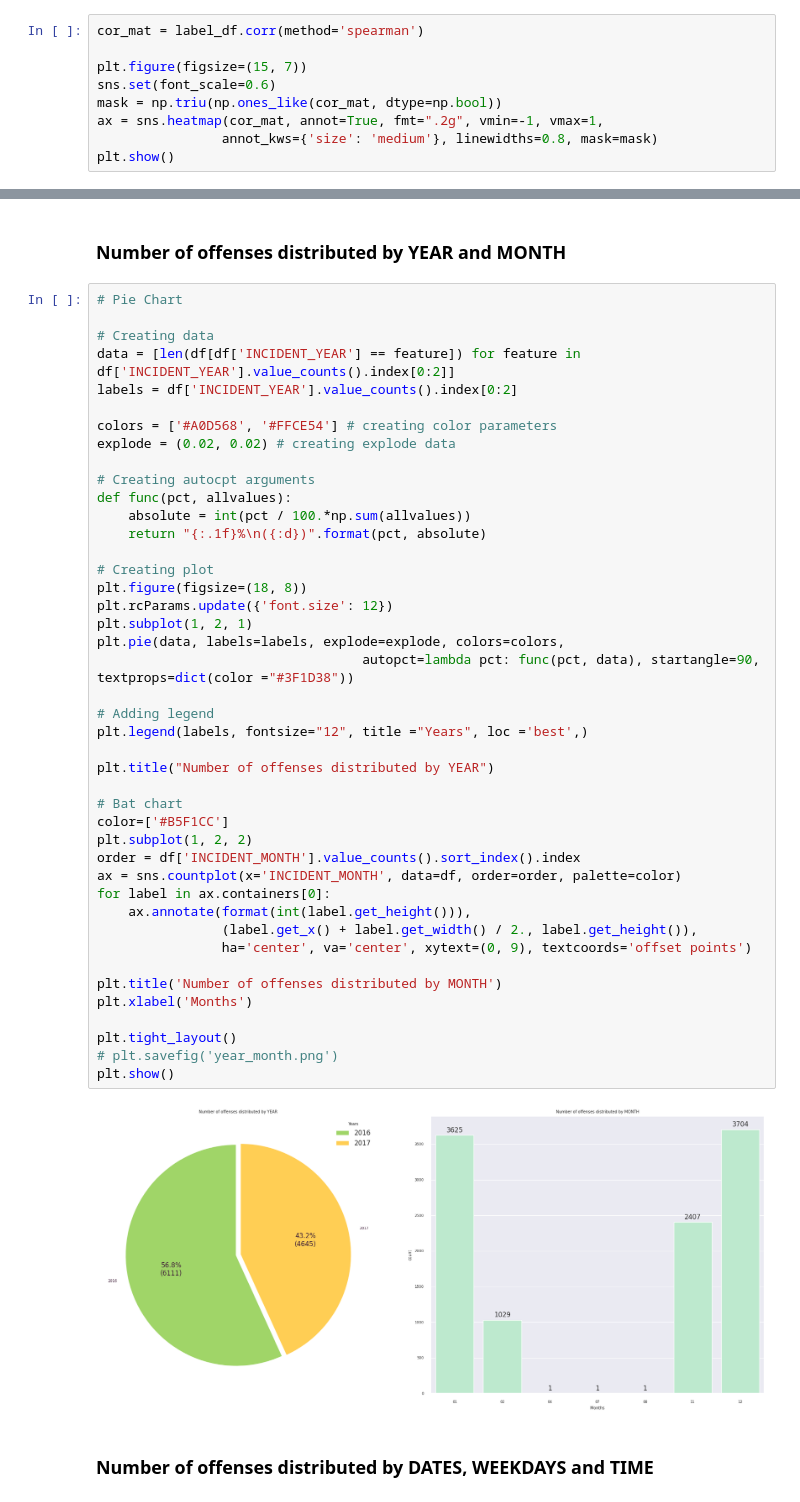
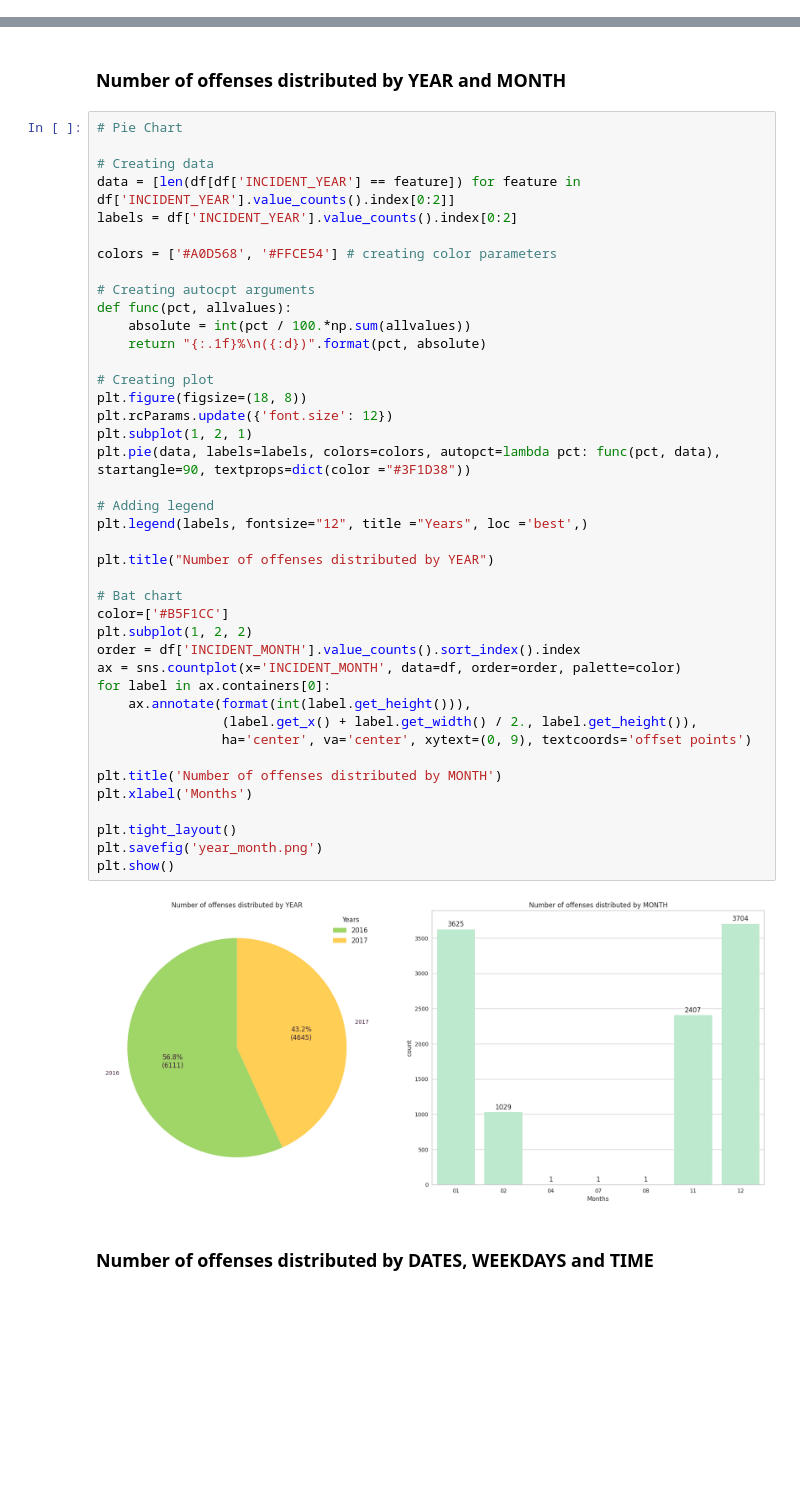
Before and after one commit to fatimagulomova/iu-projects, a Jupyter notebook: DLBDSMLUSL/policing-equity.ipynb, the cells around one changed output, grey strips where cells are left out. Drawn from its saved outputs; the diff is of its cells as text; blank space fills up the shorter version.

```diff
--- a/DLBDSMLUSL/policing-equity.ipynb
+++ b/DLBDSMLUSL/policing-equity.ipynb
@@ -397,12 +398,3 @@ label_df.head()
 | 2 | 5 | 4 | 10 | 2 | 6 | 2 | ... |
 | 3 | 5 | 11 | 9 | 2 | 6 | 2 | ... |
 | 4 | 5 | 4 | 5 | 2 | 6 | 2 | ... |
-# %%
-cor_mat = label_df.corr(method='spearman')
-
-plt.figure(figsize=(15, 7))
-sns.set(font_scale=0.6)
-mask = np.triu(np.ones_like(cor_mat, dtype=np.bool))
-ax = sns.heatmap(cor_mat, annot=True, fmt=".2g", vmin=-1, vmax=1,
-                annot_kws={'size': 'medium'}, linewidths=0.8, mask=mask)
-plt.show()
@@ -420,43 +410,41 @@ data = [len(df[df['INCIDENT_YEAR'] == feature]) for feature in df['INCIDENT_YEAR
 labels = df['INCIDENT_YEAR'].value_counts().index[0:2]
 
 colors = ['#A0D568', '#FFCE54'] # creating color parameters
-explode = (0.02, 0.02) # creating explode data
 
 # Creating autocpt arguments
 def func(pct, allvalues):
     absolute = int(pct / 100.*np.sum(allvalues))
     return "{:.1f}%\n({:d})".format(pct, absolute)
 
 # Creating plot
 plt.figure(figsize=(18, 8))
 plt.rcParams.update({'font.size': 12})
 plt.subplot(1, 2, 1)
-plt.pie(data, labels=labels, explode=explode, colors=colors,
-                                  autopct=lambda pct: func(pct, data), startangle=90, textprops=dict(color ="#3F1D38"))
+plt.pie(data, labels=labels, colors=colors, autopct=lambda pct: func(pct, data), startangle=90, textprops=dict(color ="#3F1D38"))
 
 # Adding legend
 plt.legend(labels, fontsize="12", title ="Years", loc ='best',)
 
 plt.title("Number of offenses distributed by YEAR")
 
 # Bat chart
 color=['#B5F1CC']
 plt.subplot(1, 2, 2)
 order = df['INCIDENT_MONTH'].value_counts().sort_index().index
 ax = sns.countplot(x='INCIDENT_MONTH', data=df, order=order, palette=color)
 for label in ax.containers[0]:
     ax.annotate(format(int(label.get_height())),
                 (label.get_x() + label.get_width() / 2., label.get_height()),
                 ha='center', va='center', xytext=(0, 9), textcoords='offset points')
 
 plt.title('Number of offenses distributed by MONTH')
 plt.xlabel('Months')
 
 plt.tight_layout()
-# plt.savefig('year_month.png')
+plt.savefig('year_month.png')
 plt.show()
 # %% [output]
-[figure, old version]
+[figure, new version]
 # %% [markdown]
 ### Number of offenses distributed by DATES, WEEKDAYS and TIME
 # %%
```
Also changed, not shown: parts of 24 cells of this notebook.
